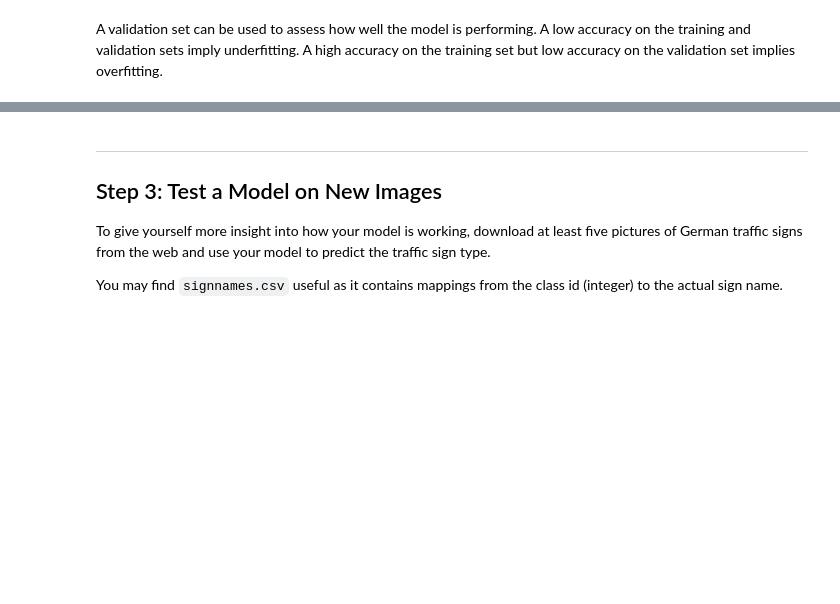
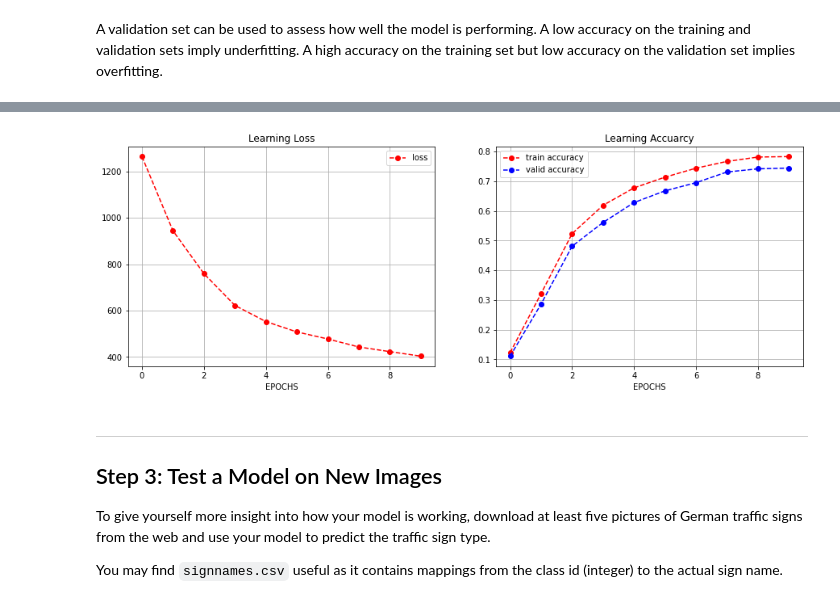
Before and after one commit to SungwookLE/NeuralLab, a Jupyter notebook: 3.Traffic_Sign_Classifier_Project/Traffic_Sign_Classifier.ipynb, the cells around one changed output, grey strips where cells are left out. Cells and saved outputs as stored; diff of their text form; code cells hidden in the pictures; blank space fills up the shorter version.

```diff
--- a/3.Traffic_Sign_Classifier_Project/Traffic_Sign_Classifier.ipynb
+++ b/3.Traffic_Sign_Classifier_Project/Traffic_Sign_Classifier.ipynb
@@ -253,7 +267,7 @@ def Conv_Net(input_feed, keep_prob=1):
 
     logits = fc_layer5 #needed softmax for clustering
 
-    return logits
+    return logits, conv_layer1, conv_layer2
 # %% [markdown]
 
 ### Train, Validate and Test the Model
@@ -271,9 +285,9 @@ x = tf.placeholder(tf.float32, (None, 32,32,1))
 y = tf.placeholder(tf.int32, (None))
 one_hot_y = tf.one_hot(y, n_classes)
 keep_prob = tf.placeholder(tf.float32, (None))
+rate =0.0015
 
-rate =0.001
-logits = Conv_Net(x,keep_prob)
+logits, conv1, conv2 = Conv_Net(x,keep_prob)
 Cross_entropy = tf.nn.softmax_cross_entropy_with_logits(labels = one_hot_y, logits = logits)
 Loss_mean = tf.reduce_mean(Cross_entropy)
 Optimizer = tf.train.AdamOptimizer(learning_rate = rate)
@@ -340,3 +375,27 @@ KeyboardInterrupt:
+# %%
+
+
+accuracy_set_forplot = np.array(accuracy_set_forplot)
+fig, ax = plt.subplots(1,2, figsize=(15,5))
+ax[0].plot(loss_set_forplot, 'o--', color = 'red', label='loss')
+
+ax[1].plot(accuracy_set_forplot[:,0],'--o', color = 'red', label ='train accuracy')
+ax[1].plot(accuracy_set_forplot[:,1],'--o', color= 'blue', label ='valid accuracy')
+
+ax[0].grid()
+ax[1].grid()
+ax[0].set_xlabel('EPOCHS')
+ax[1].set_xlabel('EPOCHS')
+
+ax[0].legend()
+ax[1].legend()
+
+ax[0].set_title('Learning Loss')
+ax[1].set_title('Learning Accuarcy')
+plt.show()
+fig.savefig('learn_monitor')
+# %% [output]
+[figure, added]
 # %% [markdown]
 ---
 
```
Also changed, not shown: parts of 9 cells of this notebook.
